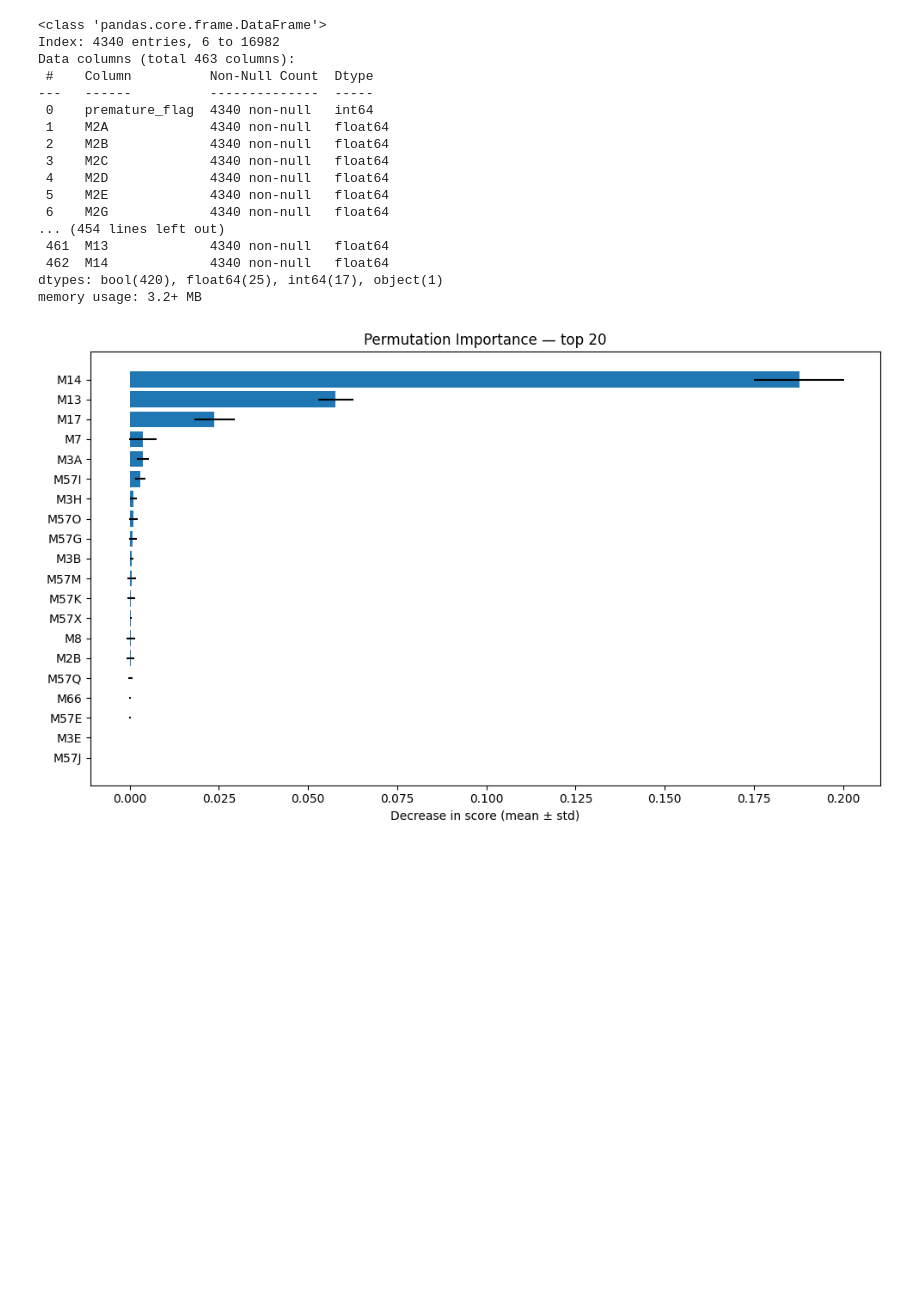
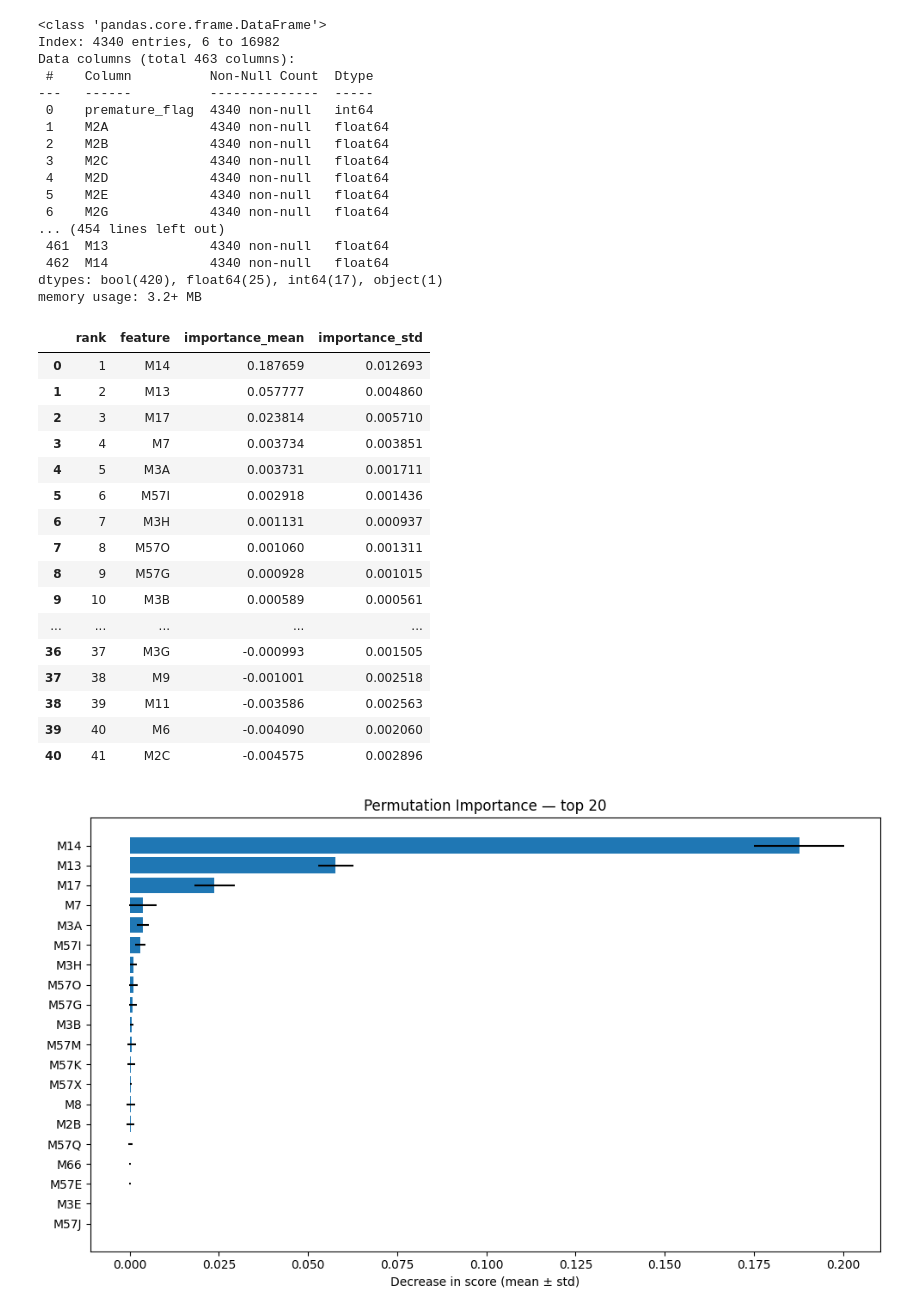
Before and after one commit to LinoMejiaDC/Machine-Leaarning-premature-births, a Jupyter notebook: Premature_model/notebooks/04_Feature_Imporante.ipynb, the cells around one changed output. Drawn from its saved outputs; the diff is of its cells as text; code cells hidden in the pictures; blank space fills up the shorter version.

```diff
--- a/Premature_model/notebooks/04_Feature_Imporante.ipynb
+++ b/Premature_model/notebooks/04_Feature_Imporante.ipynb
@@ -317,6 +317,26 @@ memory usage: 3.2+ MB
 df_imp, result = train_perm_importance_gb(
     Modulo1633_REC41_2024_fil_clear, target="premature_flag", scoring="roc_auc", n_repeats=15
 )
+# %%
+df_imp
+# %% [output]
+|  | rank | feature | importance_mean | importance_std |
+| 0 | 1 | M14 | 0.187659 | 0.012693 |
+| 1 | 2 | M13 | 0.057777 | 0.004860 |
+| 2 | 3 | M17 | 0.023814 | 0.005710 |
+| 3 | 4 | M7 | 0.003734 | 0.003851 |
+| 4 | 5 | M3A | 0.003731 | 0.001711 |
+| 5 | 6 | M57I | 0.002918 | 0.001436 |
+| 6 | 7 | M3H | 0.001131 | 0.000937 |
+| 7 | 8 | M57O | 0.001060 | 0.001311 |
+| 8 | 9 | M57G | 0.000928 | 0.001015 |
+| 9 | 10 | M3B | 0.000589 | 0.000561 |
+| ... | ... | ... | ... | ... |
+| 36 | 37 | M3G | -0.000993 | 0.001505 |
+| 37 | 38 | M9 | -0.001001 | 0.002518 |
+| 38 | 39 | M11 | -0.003586 | 0.002563 |
+| 39 | 40 | M6 | -0.004090 | 0.002060 |
+| 40 | 41 | M2C | -0.004575 | 0.002896 |
 # %%
 plot_perm_importance_bar(df_imp, top_n=20, title="Permutation Importance — top 20")
 # %% [output]
```
Also changed, not shown: 3 other files.
